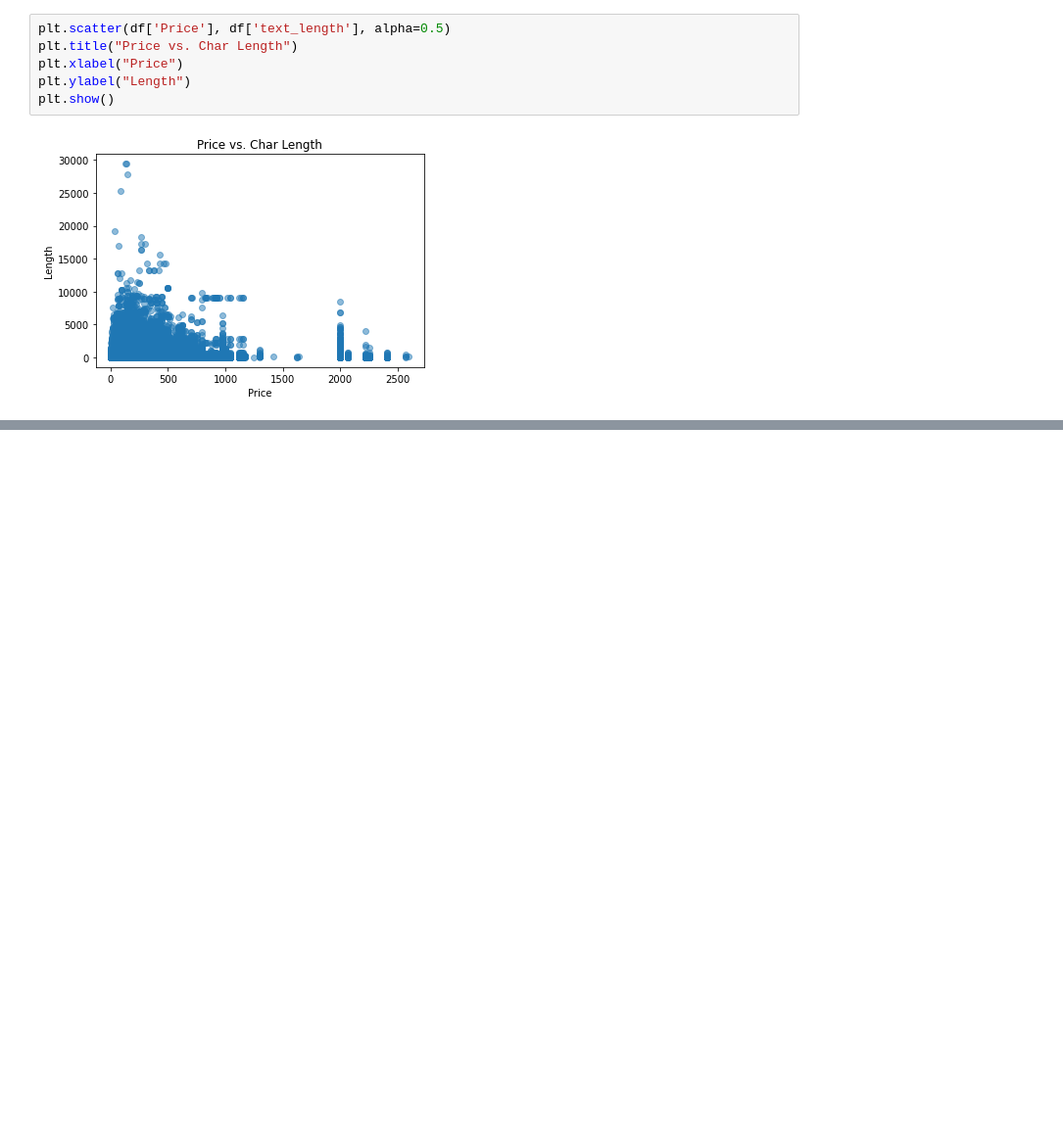
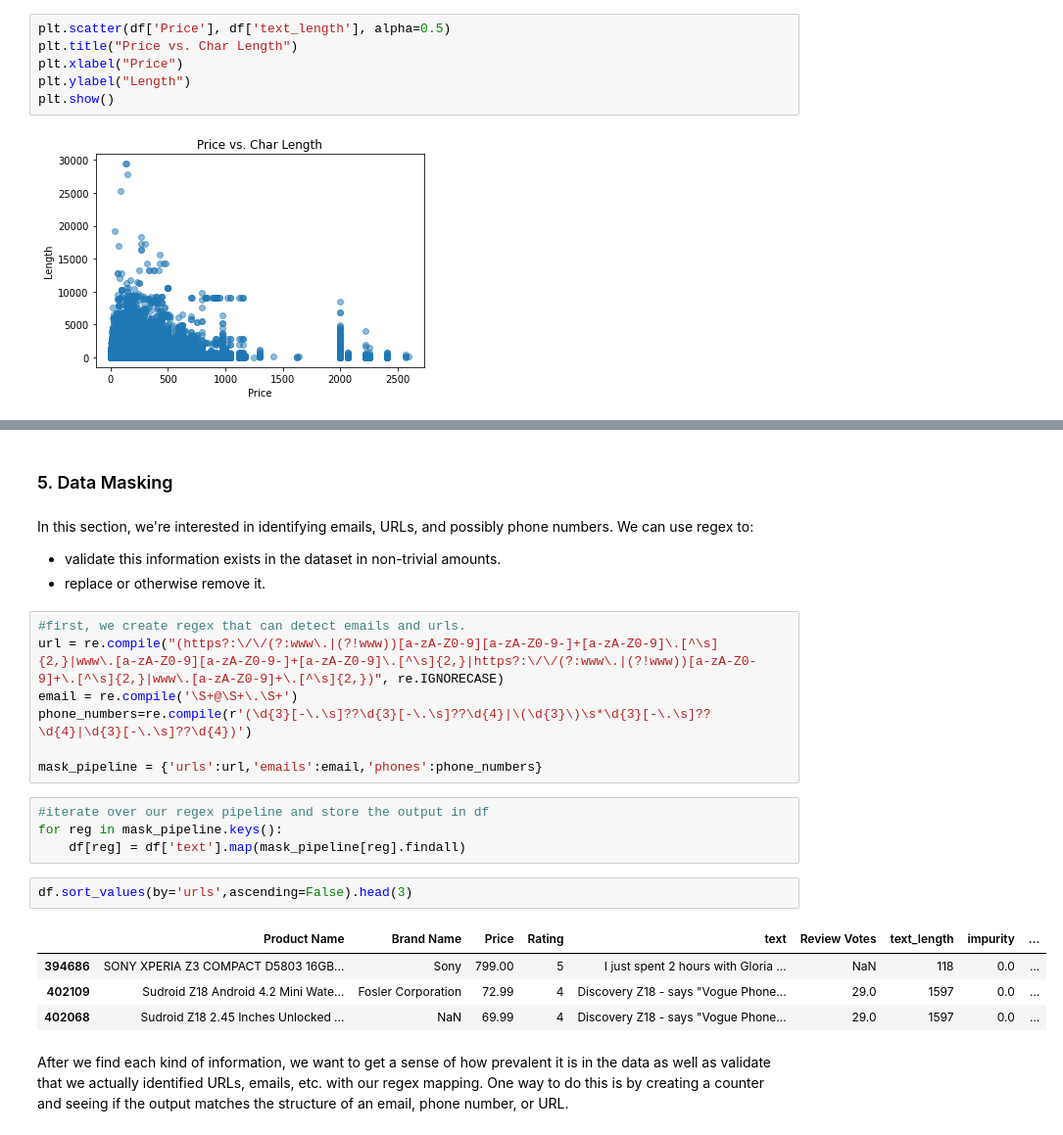
Before and after one commit to kayfilipp/text_mining_amazon_unlocked, a Jupyter notebook: Review_classification.ipynb, the cells around one changed output, grey strips where cells are left out. Shown: that part at 98% size. Cells and saved outputs as stored; diff of their text form; blank space fills up the shorter version.

Commit message:
identify information that needs to be masked

```diff
--- a/Review_classification.ipynb
+++ b/Review_classification.ipynb
@@ -180,0 +182,28 @@ plt.show()
+# %% [markdown]
+### 5. Data Masking
+# %% [markdown]
+In this section, we're interested in identifying emails, URLs, and possibly phone numbers. We can use regex to:
+<ul>
+    <li>validate this information exists in the dataset in non-trivial amounts.</li>
+    <li>replace or otherwise remove it.</li>
+</ul>
+# %%
+#first, we create regex that can detect emails and urls.
+url = re.compile("(https?:\/\/(?:www\.|(?!www))[a-zA-Z0-9][a-zA-Z0-9-]+[a-zA-Z0-9]\.[^\s]{2,}|www\.[a-zA-Z0-9][a-zA-Z0-9-]+[a-zA-Z0-9]\.[^\s]{2,}|https?:\/\/(?:www\.|(?!www))[a-zA-Z0-9]+\.[^\s]{2,}|www\.[a-zA-Z0-9]+\.[^\s]{2,})", re.IGNORECASE)
+email = re.compile('\S+@\S+\.\S+')
+phone_numbers=re.compile(r'(\d{3}[-\.\s]??\d{3}[-\.\s]??\d{4}|\(\d{3}\)\s*\d{3}[-\.\s]??\d{4}|\d{3}[-\.\s]??\d{4})')
+
+mask_pipeline = {'urls':url,'emails':email,'phones':phone_numbers}
+# %%
+#iterate over our regex pipeline and store the output in df
+for reg in mask_pipeline.keys():
+    df[reg] = df['text'].map(mask_pipeline[reg].findall)
+# %%
+df.sort_values(by='urls',ascending=False).head(3)
+# %% [output]
+|  | Product Name | Brand Name | Price | Rating | text | Review Votes | text_length | impurity | ... |
+| 394686 | SONY XPERIA Z3 COMPACT D5803 16GB... | Sony | 799.00 | 5 | I just spent 2 hours with Gloria ... | NaN | 118 | 0.0 | ... |
+| 402109 | Sudroid Z18 Android 4.2 Mini Wate... | Fosler Corporation | 72.99 | 4 | Discovery Z18 - says "Vogue Phone... | 29.0 | 1597 | 0.0 | ... |
+| 402068 | Sudroid Z18 2.45 Inches Unlocked ... | NaN | 69.99 | 4 | Discovery Z18 - says "Vogue Phone... | 29.0 | 1597 | 0.0 | ... |
+# %% [markdown]
+After we find each kind of information, we want to get a sense of how prevalent it is in the data as well as validate that we actually identified URLs, emails, etc. with our regex mapping. One way to do this is by creating a counter and seeing if the output matches the structure of an email, phone number, or URL.
```
Also changed, not shown: parts of 16 cells of this notebook.
